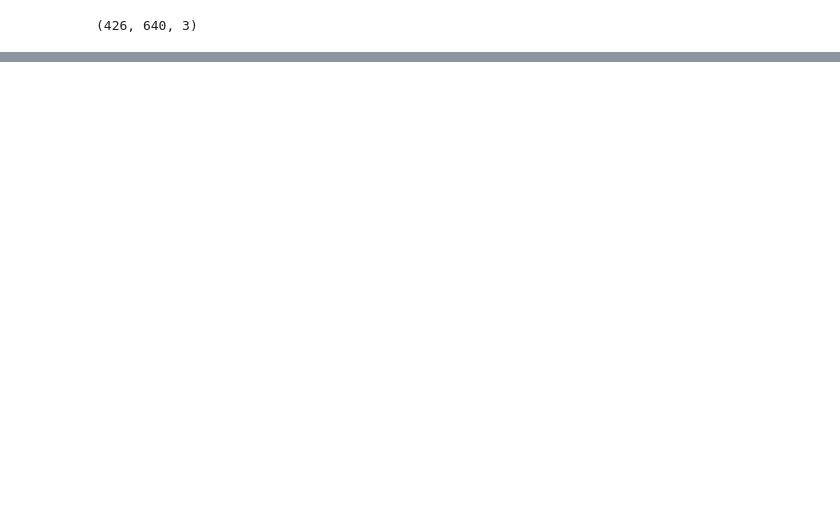
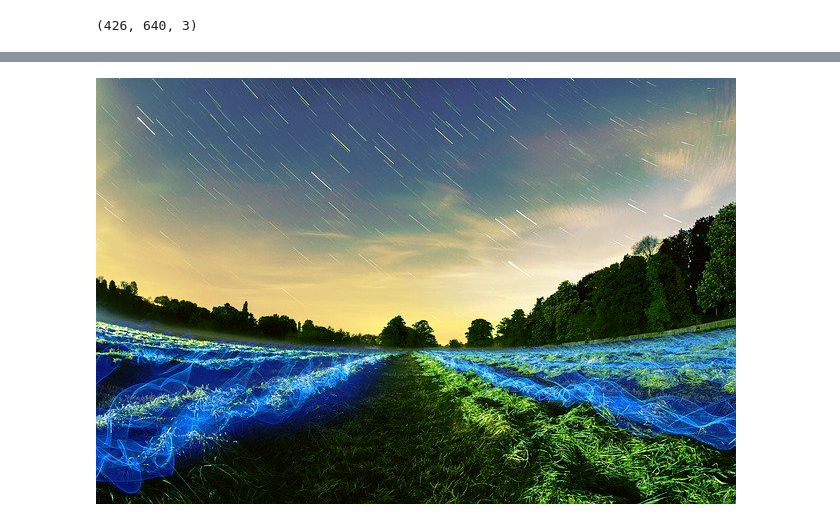
Before and after one commit to IS-CG/cg22-project-Abobus, a Jupyter notebook: check.ipynb, the cells around one changed output, grey strips where cells are left out. Cells and saved outputs as stored; diff of their text form; code cells hidden in the pictures; blank space fills up the shorter version.

```diff
--- a/check.ipynb
+++ b/check.ipynb
@@ -134,0 +300,4 @@ NameError: name 'image' is not defined
+# %%
+Image.fromarray(new_img)
+# %% [output]
+[figure, added]
```
Also changed, not shown: parts of 15 cells of this notebook.
